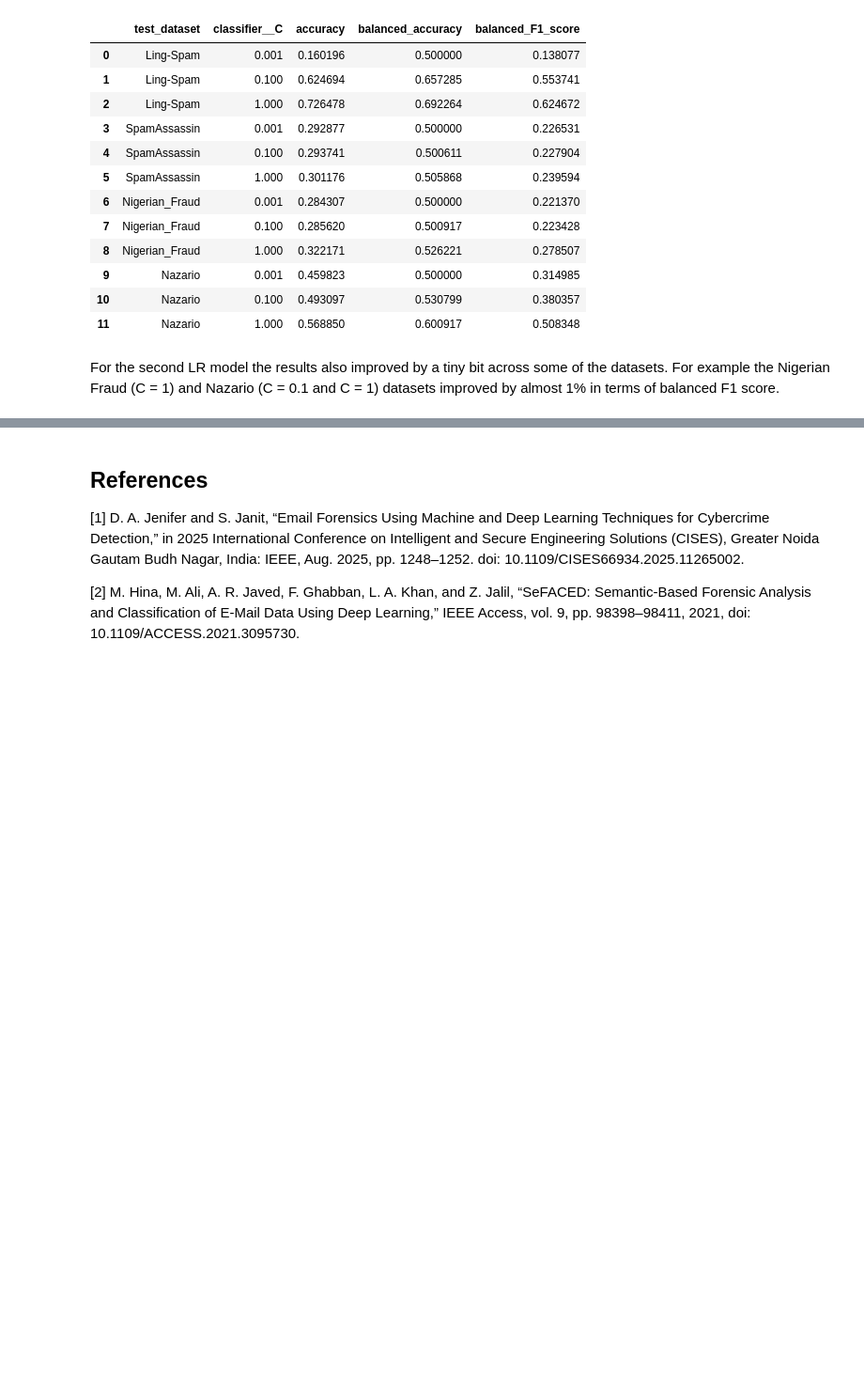
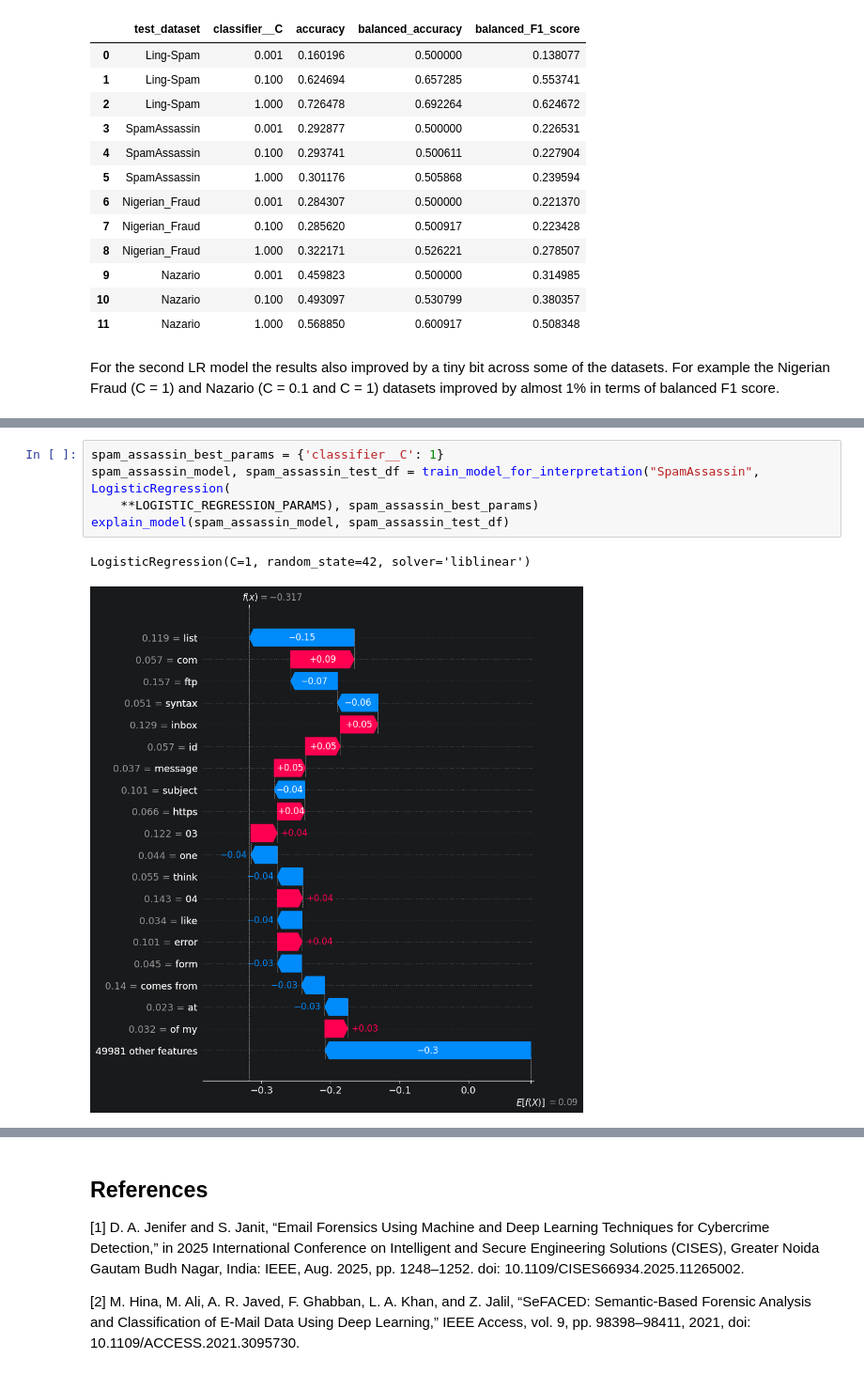
Before and after one commit to emilkle/IMT4210_ML_project, a Jupyter notebook: forensic_project.ipynb, the cells around one changed output, grey strips where cells are left out. Shown at 94% size. Saved outputs shown, nothing was run; the diff lists cells and outputs as text; blank space fills up the shorter version.

```diff
--- a/forensic_project.ipynb
+++ b/forensic_project.ipynb
@@ -930,0 +1003,8 @@ For the second LR model the results also improved by a tiny bit across some of t
+# %%
+spam_assassin_best_params = {'classifier__C': 1}
+spam_assassin_model, spam_assassin_test_df = train_model_for_interpretation("SpamAssassin", LogisticRegression(
+    **LOGISTIC_REGRESSION_PARAMS), spam_assassin_best_params)
+explain_model(spam_assassin_model, spam_assassin_test_df)
+# %% [output]
+LogisticRegression(C=1, random_state=42, solver='liblinear')
+[figure, added]
```
Also changed, not shown: parts of 22 cells of this notebook.
